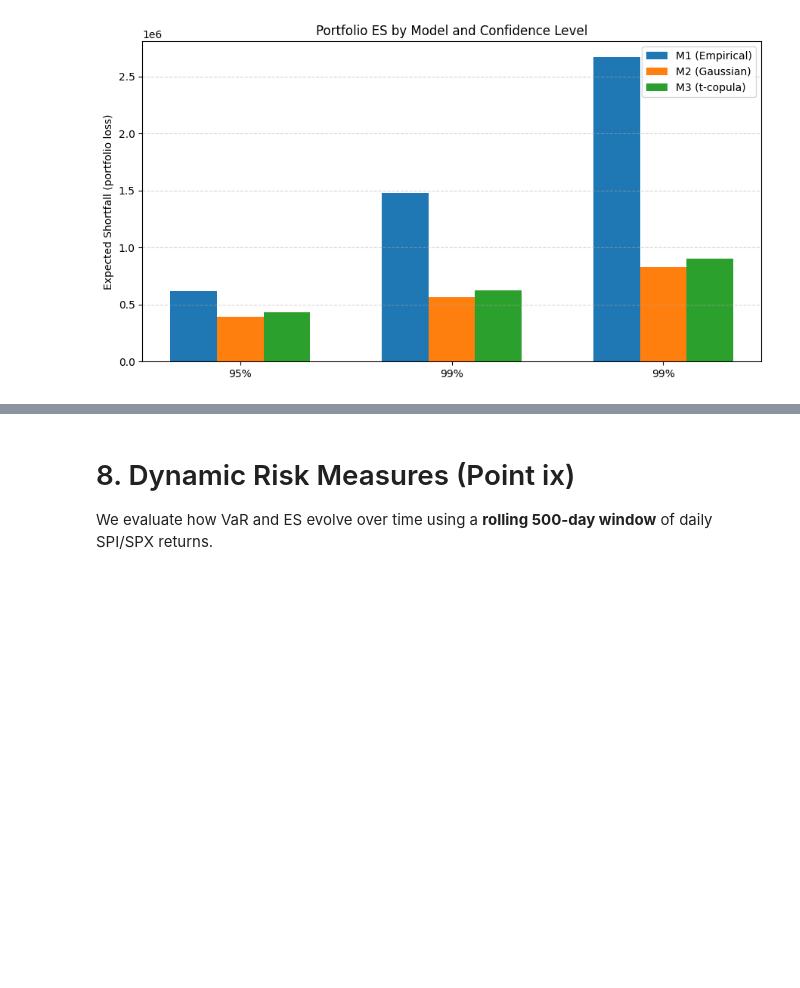
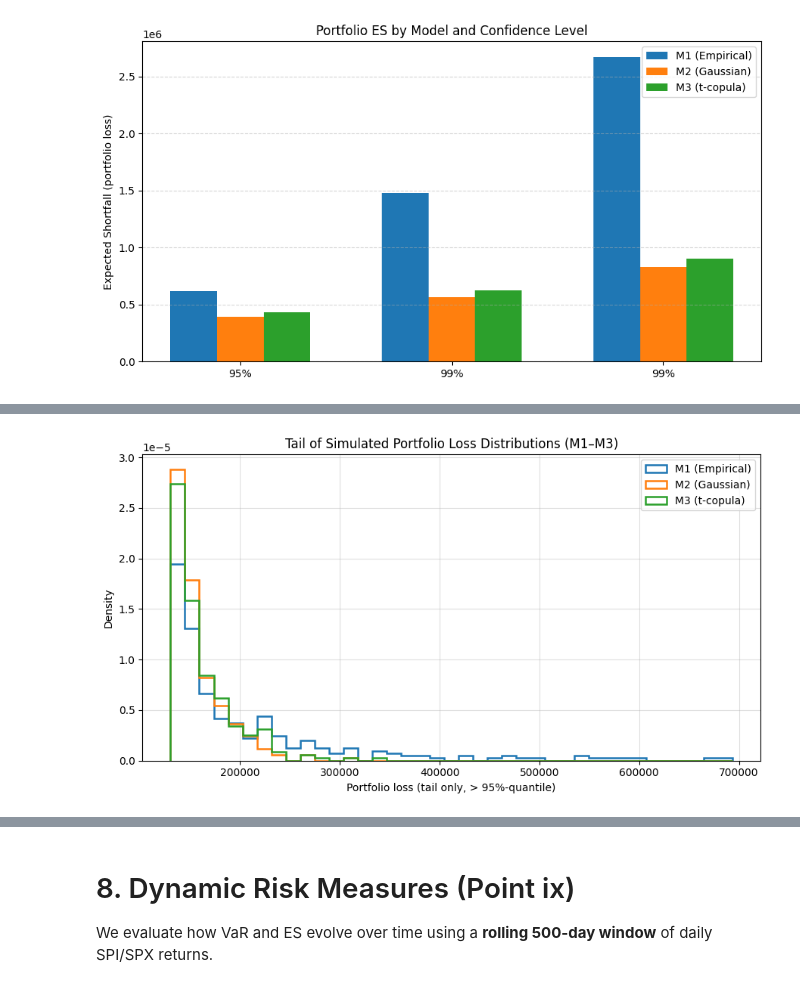
Before and after one commit to juanfp02/quant-risk-management, a Jupyter notebook: main.ipynb, the cells around one changed output, grey strips where cells are left out. Drawn from its saved outputs; the diff is of its cells as text; code cells hidden in the pictures; blank space fills up the shorter version.

```diff
--- a/main.ipynb
+++ b/main.ipynb
@@ -603,0 +609,27 @@ plt.show()
+# %%
+# put all losses together to define a common tail region
+all_L = np.concatenate([L_M1, L_M2, L_M3])
+q95   = np.quantile(all_L, 0.975)   # 97.5%-quantile
+Lmax  = all_L.max()
+
+fig, ax = plt.subplots(figsize=(9, 5))
+
+bins = np.linspace(q95, Lmax, 40)  # bins only in tail
+
+ax.hist(L_M1, bins=bins, density=True, histtype="step", linewidth=1.8,
+        label="M1 (Empirical)")
+ax.hist(L_M2, bins=bins, density=True, histtype="step", linewidth=1.8,
+        label="M2 (Gaussian)")
+ax.hist(L_M3, bins=bins, density=True, histtype="step", linewidth=1.8,
+        label="M3 (t-copula)")
+
+ax.set_xlabel("Portfolio loss (tail only, > 95%-quantile)")
+ax.set_ylabel("Density")
+ax.set_title("Tail of Simulated Portfolio Loss Distributions (M1–M3)")
+ax.legend()
+ax.grid(True, alpha=0.4)
+
+plt.tight_layout()
+plt.show()
+# %% [output]
+[figure, added]
```
Also changed, not shown: parts of 8 cells of this notebook.
